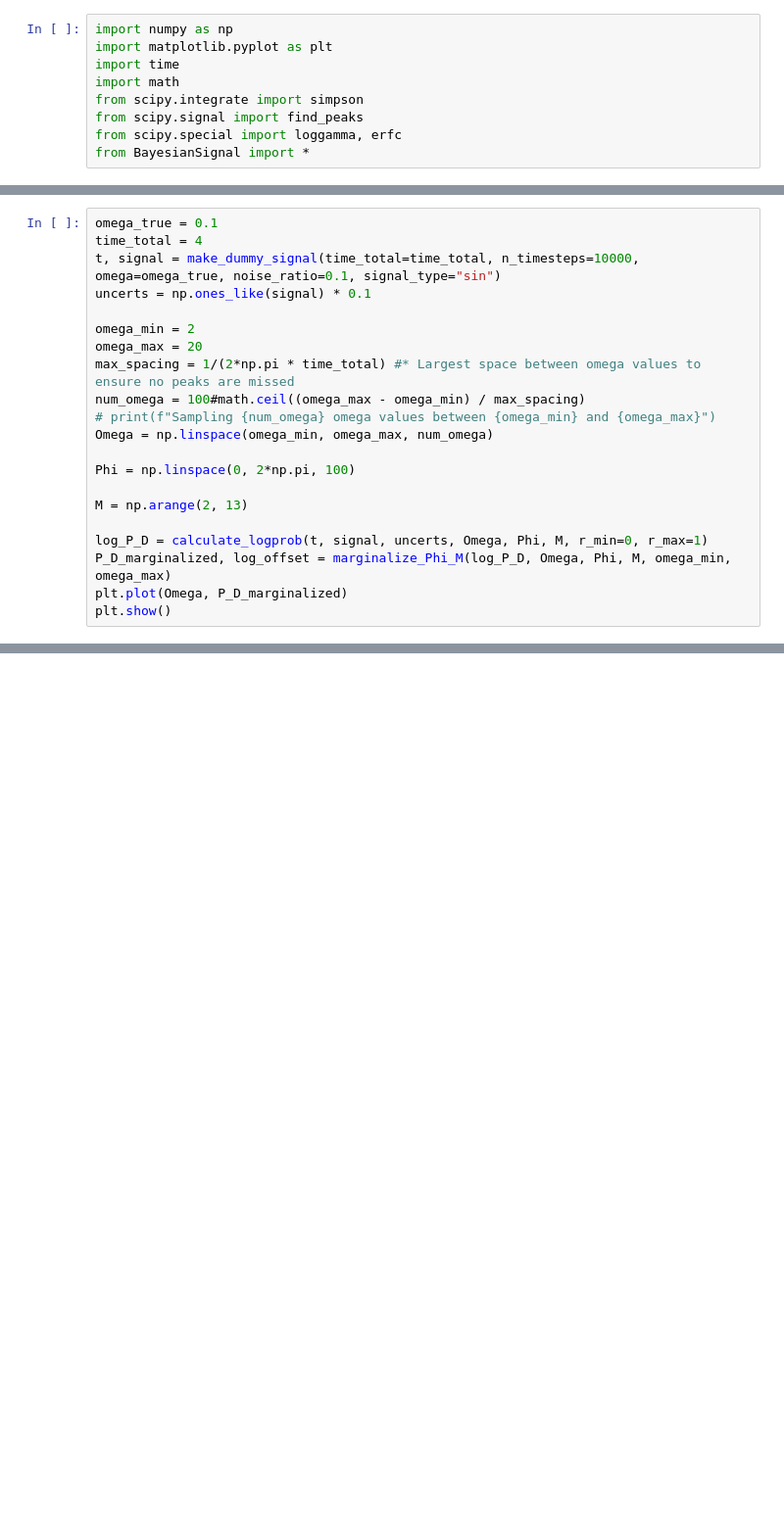
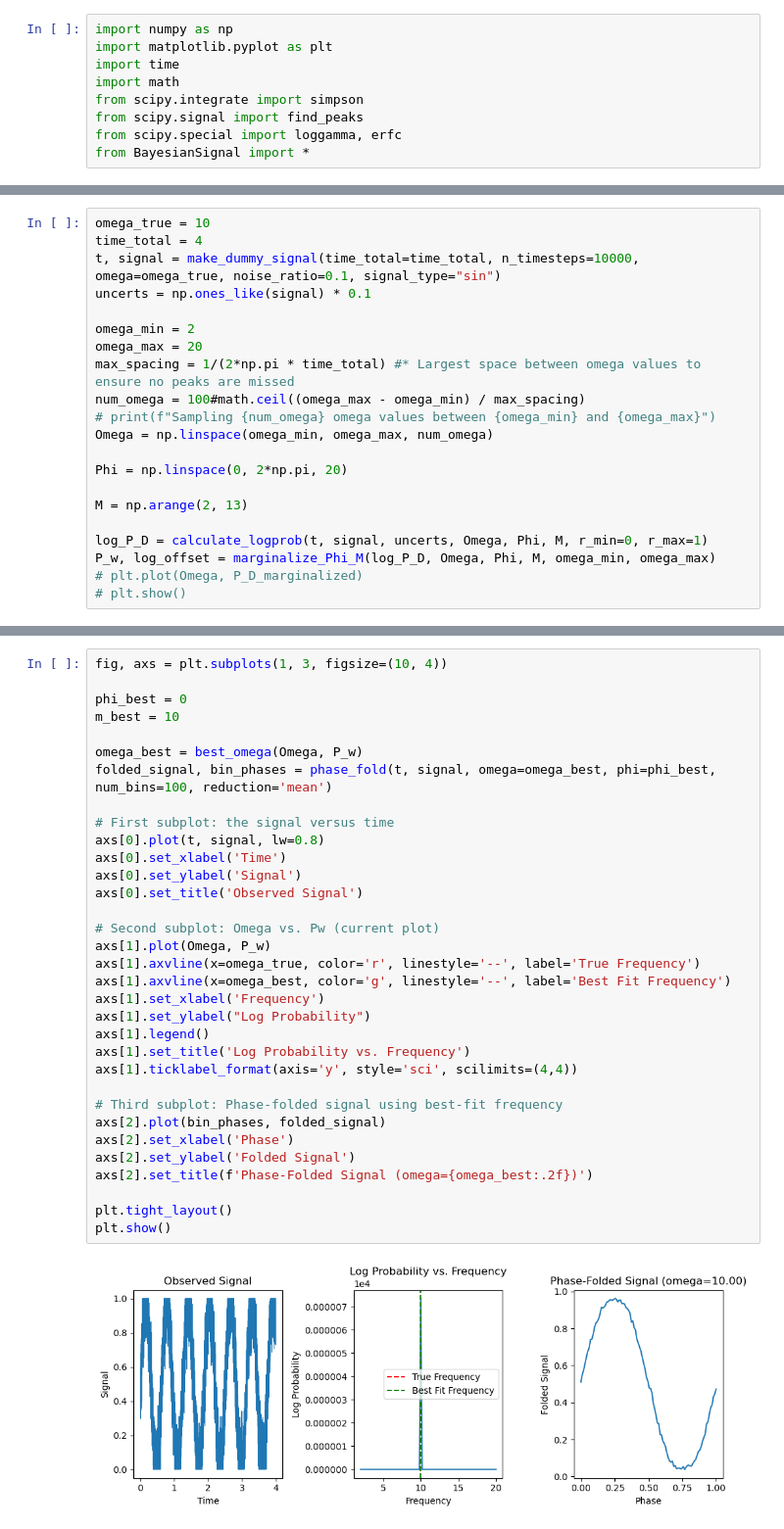
Before and after one commit to chikaranabla/finding_exoplanet-project3-, a Jupyter notebook: rigorous_signal_detect.ipynb, the cells around one changed output, grey strips where cells are left out. Shown at 98% size. Saved outputs shown, nothing was run; the diff lists cells and outputs as text; blank space fills up the shorter version.

```diff
--- a/rigorous_signal_detect.ipynb
+++ b/rigorous_signal_detect.ipynb
@@ -99,5 +10,5 @@ def log_odds_ratio(log_P_D_periodic, log_P_D_nonperiodic, Omega, Phi, M, omega_m
 # %%
-omega_true = 0.1
+omega_true = 10
 time_total = 4
 t, signal = make_dummy_signal(time_total=time_total, n_timesteps=10000, omega=omega_true, noise_ratio=0.1, signal_type="sin")
 uncerts = np.ones_like(signal) * 0.1
@@ -109,11 +20,11 @@ num_omega = 100#math.ceil((omega_max - omega_min) / max_spacing)
 # print(f"Sampling {num_omega} omega values between {omega_min} and {omega_max}")
 Omega = np.linspace(omega_min, omega_max, num_omega)
 
-Phi = np.linspace(0, 2*np.pi, 100)
+Phi = np.linspace(0, 2*np.pi, 20)
 
 M = np.arange(2, 13)
 
 log_P_D = calculate_logprob(t, signal, uncerts, Omega, Phi, M, r_min=0, r_max=1)
-P_D_marginalized, log_offset = marginalize_Phi_M(log_P_D, Omega, Phi, M, omega_min, omega_max)
-plt.plot(Omega, P_D_marginalized)
-plt.show()
+P_w, log_offset = marginalize_Phi_M(log_P_D, Omega, Phi, M, omega_min, omega_max)
+# plt.plot(Omega, P_D_marginalized)
+# plt.show()
@@ -145,0 +35,35 @@ NameError: name 'P_D' is not defined
+# %%
+fig, axs = plt.subplots(1, 3, figsize=(10, 4))
+
+phi_best = 0
+m_best = 10
+
+omega_best = best_omega(Omega, P_w)
+folded_signal, bin_phases = phase_fold(t, signal, omega=omega_best, phi=phi_best, num_bins=100, reduction='mean')
+
+# First subplot: the signal versus time
+axs[0].plot(t, signal, lw=0.8)
+axs[0].set_xlabel('Time')
+axs[0].set_ylabel('Signal')
+axs[0].set_title('Observed Signal')
+
+# Second subplot: Omega vs. Pw (current plot)
+axs[1].plot(Omega, P_w)
+axs[1].axvline(x=omega_true, color='r', linestyle='--', label='True Frequency')
+axs[1].axvline(x=omega_best, color='g', linestyle='--', label='Best Fit Frequency')
+axs[1].set_xlabel('Frequency')
+axs[1].set_ylabel("Log Probability")
+axs[1].legend()
+axs[1].set_title('Log Probability vs. Frequency')
+axs[1].ticklabel_format(axis='y', style='sci', scilimits=(4,4))
+
+# Third subplot: Phase-folded signal using best-fit frequency
+axs[2].plot(bin_phases, folded_signal)
+axs[2].set_xlabel('Phase')
+axs[2].set_ylabel('Folded Signal')
+axs[2].set_title(f'Phase-Folded Signal (omega={omega_best:.2f})')
+
+plt.tight_layout()
+plt.show()
+# %% [output]
+[figure, added]
```
Also changed, not shown: parts of 6 cells of this notebook, 2 other files.
